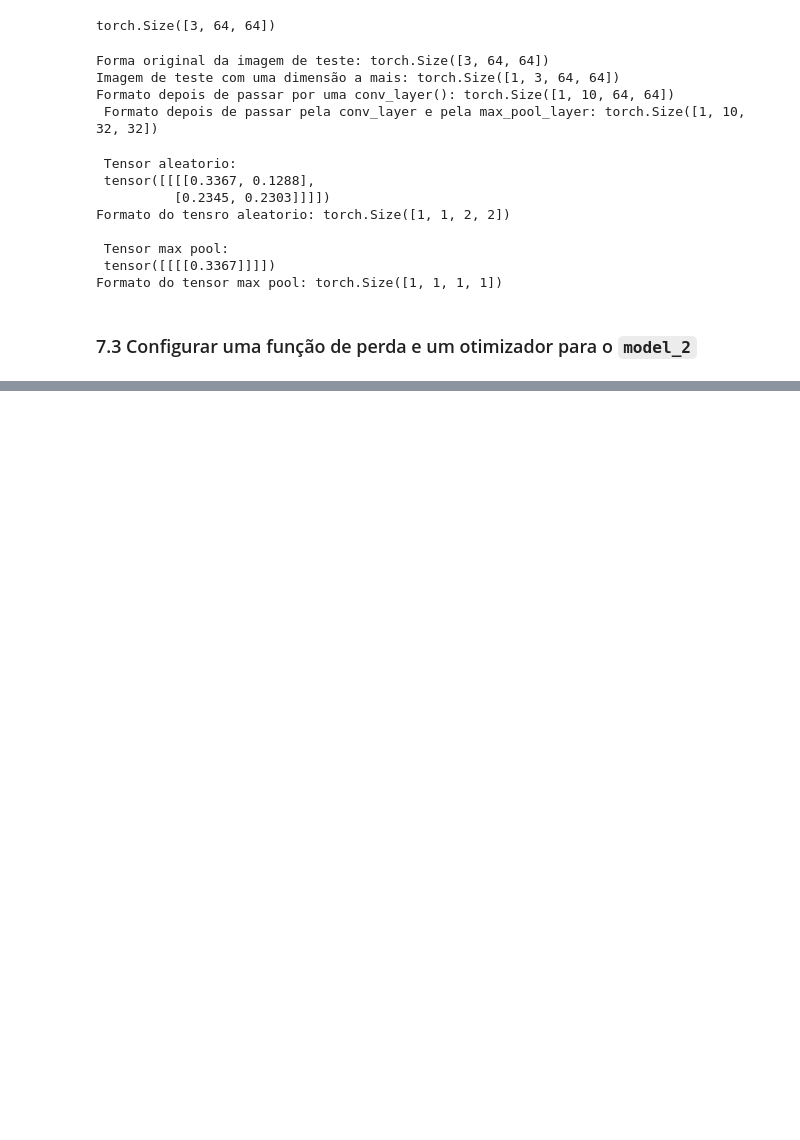
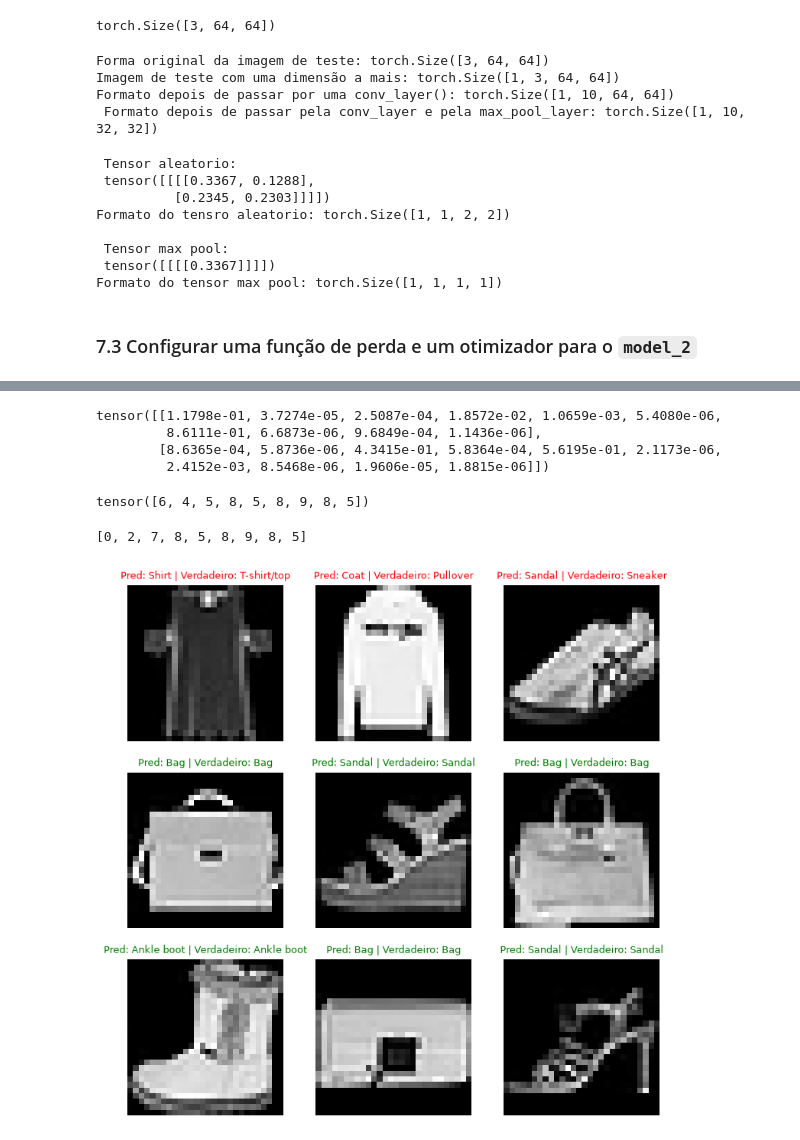
Before and after one commit to lucasget/estudos-pytorch, a Jupyter notebook: codigo.ipynb, the cells around one changed output, grey strips where cells are left out. Drawn from its saved outputs; the diff is of its cells as text; code cells hidden in the pictures; blank space fills up the shorter version.

```diff
--- a/codigo.ipynb
+++ b/codigo.ipynb
@@ -3871,0 +4014,51 @@ optimizer = torch.optim.SGD(params = model_2.parameters(),
+# %%
+# Fazer previsões
+pred_probs = make_predictions(model = model_2,
+                              data = test_samples)
+
+# Ver a lista das duas primeiras probabilidades de previsão
+pred_probs[:2]
+# %% [output]
+tensor([[1.1798e-01, 3.7274e-05, 2.5087e-04, 1.8572e-02, 1.0659e-03, 5.4080e-06,
+         8.6111e-01, 6.6873e-06, 9.6849e-04, 1.1436e-06],
+        [8.6365e-04, 5.8736e-06, 4.3415e-01, 5.8364e-04, 5.6195e-01, 2.1173e-06,
+         2.4152e-03, 8.5468e-06, 1.9606e-05, 1.8815e-06]])
+# %%
+# Converter probabilidades de previsão em rótulos
+pred_classes = pred_probs.argmax(dim = 1)
+pred_classes
+# %% [output]
+tensor([6, 4, 5, 8, 5, 8, 9, 8, 5])
+# %%
+test_labels
+# %% [output]
+[0, 2, 7, 8, 5, 8, 9, 8, 5]
+# %%
+# Plotar previsões
+plt.figure(figsize = (9,9))
+nrows = 3
+ncols = 3
+for i, sample in enumerate(test_samples):
+    # Criar um subplot para cada amostra
+    plt.subplot(nrows, ncols, i+1)
+
+    # Plotar a imagem de destino
+    plt.imshow(sample.squeeze(), cmap = "gray")
+
+    # Encontrar o rótulo de previsão( em formato de texto)
+    pred_label = class_names[pred_classes[i]]
+
+    # Obter o rótulo verdadeiro(formato de texto)
+    truth_label = class_names[test_labels[i]]
+
+    # Criar um título para o plot
+    title_text = f"Pred: {pred_label} | Verdadeiro: {truth_label}"
+
+    # Checar se há uma igualdade entre pred e truth e mudar a cor do texto
+    if pred_label == truth_label:
+        plt.title(title_text, fontsize = 9, c = "g") # texto verde se a previsão for a mesma que truth
+    else:
+        plt.title(title_text, fontsize = 9, c = "r")
+    plt.axis(False)
+# %% [output]
+[figure, added]
```
Also changed, not shown: parts of 29 cells of this notebook, 2 other files.
